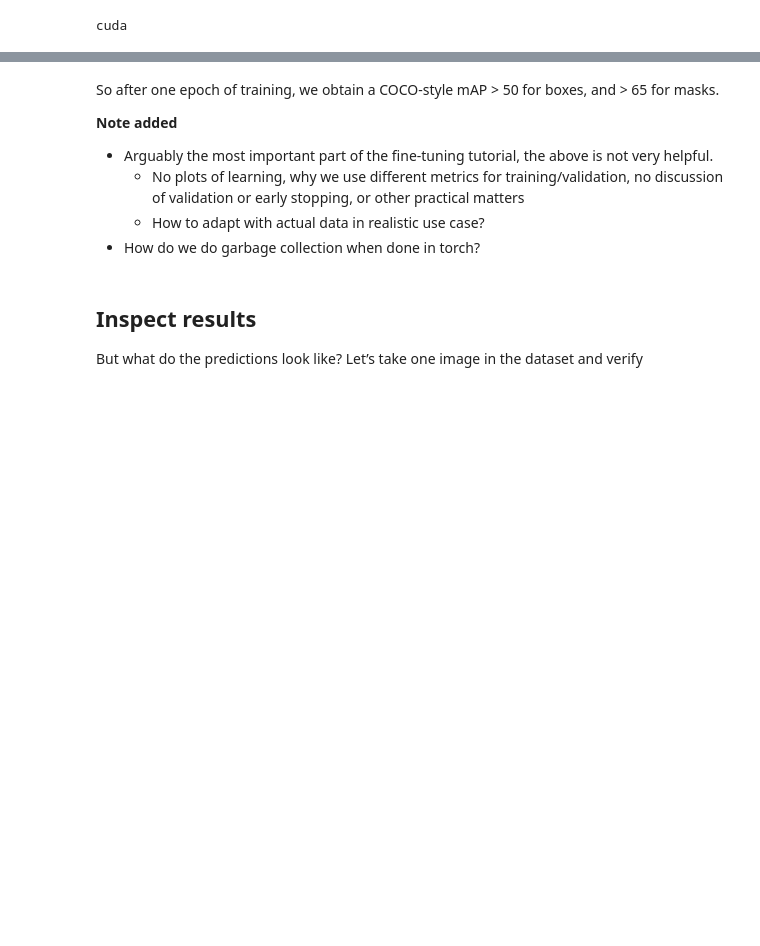
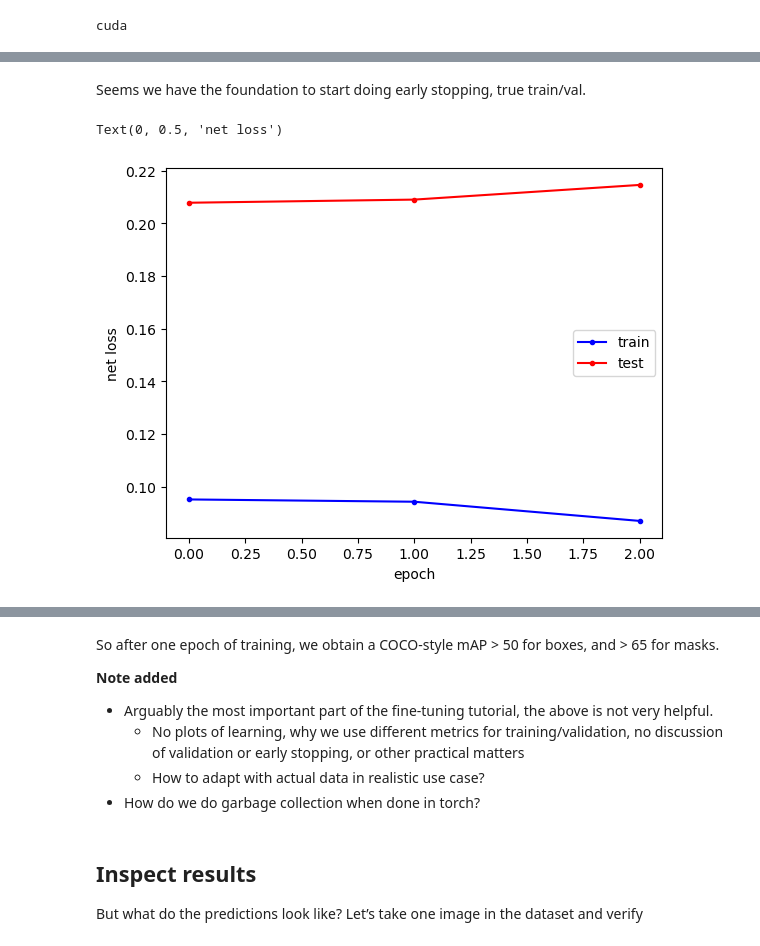
Before and after one commit to cortical-iv/masktune, a Jupyter notebook: torch_maskrcnn_tutorial.ipynb, the cells around one changed output, grey strips where cells are left out. Cells and saved outputs as stored; diff of their text form; code cells hidden in the pictures; blank space fills up the shorter version.

Commit message:
initial new training routine added

```diff
--- a/torch_maskrcnn_tutorial.ipynb
+++ b/torch_maskrcnn_tutorial.ipynb
@@ -268,0 +310,37 @@ https://debuggercafe.com/evaluation-metrics-for-object-detection/
+# %%
+num_epochs = 3
+# %%
+all_train_losses = []
+all_val_losses = []
+for epoch in range(num_epochs):
+    train_epoch_loss = 0
+    val_epoch_loss = 0
+
+    ### TRAIN STEP
+    print(f"Epoch {epoch}")
+    print("Train step")
+    model.train()
+    for i, (images, targets) in enumerate(data_loader):
+        images = list(image.to(device) for image in images)
+        targets = [{k: v.to(device) if isinstance(v, torch.Tensor) else v for k, v in t.items()} for t in targets]
+        loss = model(images , targets)
+        # print(loss)
+        losses = sum([l for l in loss.values()])
+        train_epoch_loss += losses.cpu().detach().numpy()
+        optimizer.zero_grad()
+        losses.backward()
+        optimizer.step()
+    all_train_losses.append(train_epoch_loss)
+    # VAL STEP
+    print(f"Validation step in epoch {epoch}")
+    with torch.no_grad():
+        for j, (images_val, targets_val) in enumerate(data_loader_test):
+            images_val = list(image.to(device) for image in images_val)
+            targets_val = [{k: v.to(device) if isinstance(v, torch.Tensor) else v for k, v in t.items()} for t in targets_val]
+            loss_val = model(images_val, targets_val)
+            losses_val = sum([l for l in loss_val.values()])
+            val_epoch_loss += losses_val.cpu().detach().numpy()
+        all_val_losses.append(val_epoch_loss)
+    print(epoch, " ", train_epoch_loss, " ", val_epoch_loss)
+
+print("\nDONE!")
@@ -268,0 +364,11 @@ https://debuggercafe.com/evaluation-metrics-for-object-detection/
+# %% [markdown]
+Seems we have the foundation to start doing early stopping, true train/val.
+# %%
+plt.plot(np.array(all_train_losses)/num_train, color='blue', marker='.', label='train')
+plt.plot(np.array(all_val_losses)/num_test, color='red', marker='.', label='test')
+plt.legend();
+plt.xlabel('epoch')
+plt.ylabel('net loss')
+# %% [output]
+Text(0, 0.5, 'net loss')
+[figure, added]
```
Also changed, not shown: parts of 21 cells of this notebook, 1 other file.
